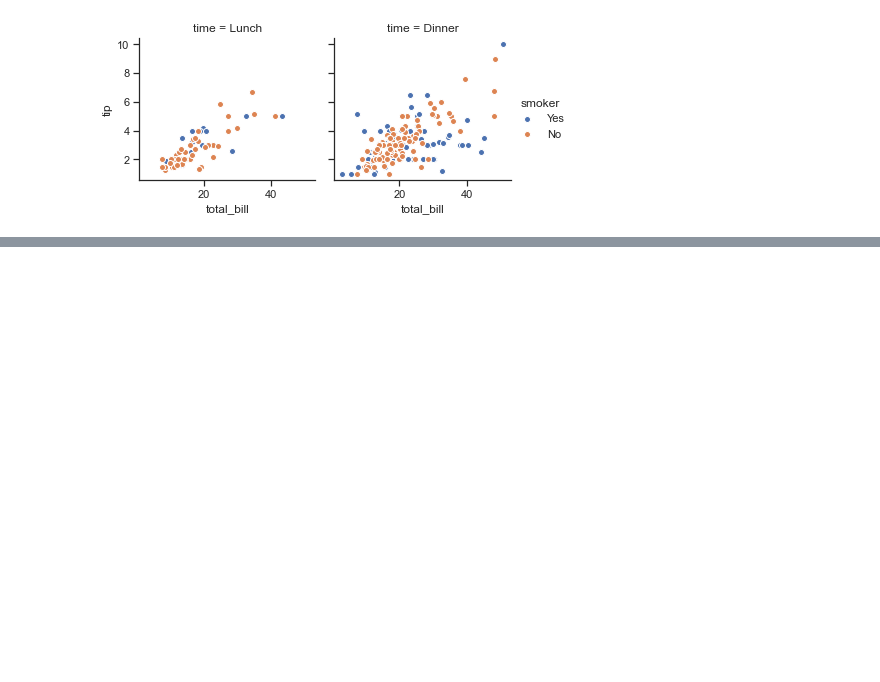
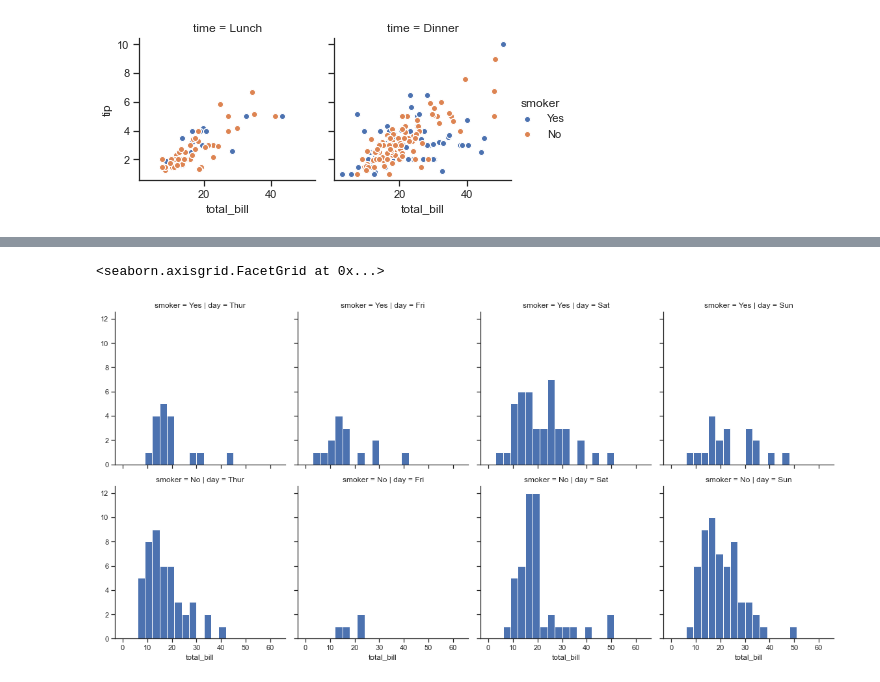
Before and after one commit to anandmukul1701/Data_Science, a Jupyter notebook: Applied AI/M2 - EDA & Data Vizualisation/Live Session Notebooks/Code Walkthrough live.ipynb, the cells around one changed output, grey strips where cells are left out. Cells and saved outputs as stored; diff of their text form; code cells hidden in the pictures; blank space fills up the shorter version.

```diff
--- a/Applied AI/M2 - EDA & Data Vizualisation/Live Session Notebooks/Code Walkthrough live.ipynb
+++ b/Applied AI/M2 - EDA & Data Vizualisation/Live Session Notebooks/Code Walkthrough live.ipynb
@@ -131,0 +139,7 @@ g = sns.FacetGrid(tips, col='time', hue='smoker')
+# %%
+bins = np.arange(0,65,3)
+g = sns.FacetGrid(tips, col='day', row='smoker' ,height=4)
+(g.map(plt.hist, 'total_bill', bins=bins)).add_legend()
+# %% [output]
+<seaborn.axisgrid.FacetGrid at 0x...>
+[figure, added]
```
Also changed, not shown: parts of 1 cell of this notebook, 1 other file.
